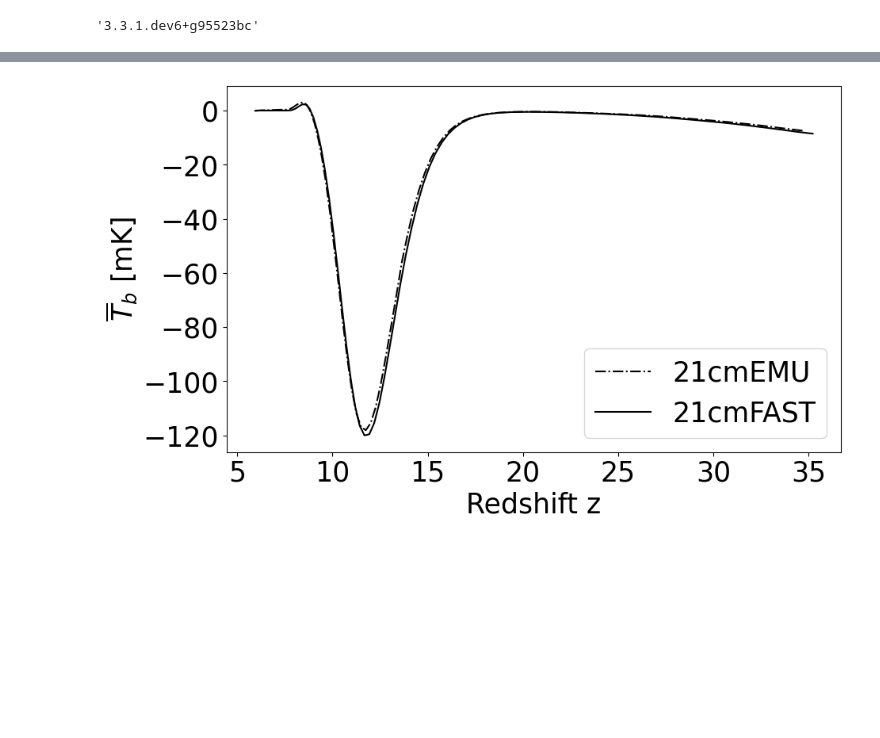
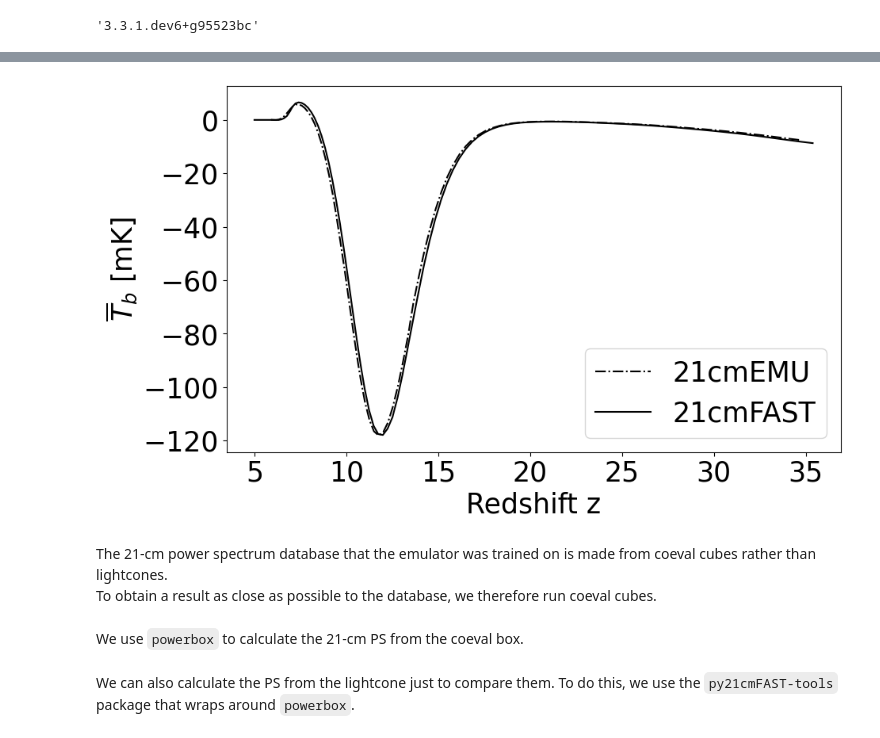
Before and after one commit to 21cmfast/21cmEMU, a Jupyter notebook: docs/tutorials/21cmFAST_lightcone.ipynb, the cells around one changed output, grey strips where cells are left out. Drawn from its saved outputs; the diff is of its cells as text; code cells hidden in the pictures; blank space fills up the shorter version.

```diff
--- a/docs/tutorials/21cmFAST_lightcone.ipynb
+++ b/docs/tutorials/21cmFAST_lightcone.ipynb
@@ -38,0 +19,6 @@ input_dict
+# %%
+properties = emulator_properties()
+limits = properties.limits
+USER_PARAMS = properties.user_params
+COSMO_PARAMS = properties.cosmo_params
+FLAG_OPTIONS = properties.flag_options
@@ -38,0 +27,13 @@ input_dict
+# %%
+with np.load('Test_data_sample.npz') as f:
+    idx = 10
+    test_param = f['X_test'][idx]
+    test_param *= properties.limits[:, 1] - properties.limits[:, 0]
+    test_param += properties.limits[:, 0]
+    test_param[7] *= 1000.
+    test_db_ps = f['PS'][idx] # in log
+    test_db_ps = 10**test_db_ps
+keys = ['F_STAR10', 'ALPHA_STAR', 'F_ESC10', 'ALPHA_ESC', 'M_TURN', 't_STAR', 'L_X','NU_X_THRESH', 'X_RAY_SPEC_INDEX']
+
+input_dict = {k:v for k, v in zip(keys, test_param)}
+input_dict
@@ -61,4 +77,4 @@ lightcone = np.load('lightcone_example.npz')
 # %%
 emu = Emulator()
 # %%
-theta, out, errs = emu.predict(input_dict)
+theta, emu_out, errs = emu.predict(input_dict)
@@ -69,3 +81,10 @@ Tb = out.Tb
+# %%
+zs = emu_out.redshifts
+xHI = emu_out.xHI
+Tb = emu_out.Tb
+PS = emu_out.PS
+PS_k = emu_out.PS_ks
+PS_z = emu_out.PS_redshifts
 # %%
 plt.figure(figsize = (10,6))
 fs = 25
@@ -84,17 +103,20 @@ plt.show()
 # %%
 # Directly compare Tb from test set and Tb predicted by emulator
 N = 7
 cs = ['k','r','lime','b', 'orange', 'cyan', 'magenta', 'coral']
 plt.figure(figsize = (10,6))
 
 plt.plot(zs, Tb, ls = '-.', color = 'k', label = '21cmEMU')
 #plt.plot(lightcone.node_redshifts, lightcone.global_brightness_temp, color = 'k', label = '21cmFAST')
-plt.plot(lightcone['redshifts'], lightcone['Tb'], color = 'k', label = '21cmFAST')
+plt.plot(lightcone['redshifts'], lightcone['global_Tb'], color = 'k', label = '21cmFAST')
 plt.legend(fontsize = fs)
 plt.xticks(fontsize = fs)
 plt.yticks(fontsize = fs)
 plt.ylabel(r'$\overline{T}_b$ [mK]', fontsize = fs)
 plt.xlabel(r'Redshift z', fontsize = fs)
 plt.show()
 # %% [output]
-[figure, old version]
+[figure, new version]
+# %% [markdown]
+The 21-cm power spectrum database that the emulator was trained on is made from coeval cubes rather than lightcones.\
+To obtain a result as close as possible to the database, we therefore run coeval cubes.
@@ -100,0 +144,2 @@ plt.show()
+# %% [markdown]
+We use `powerbox` to calculate the 21-cm PS from the coeval box.
@@ -100,0 +157,2 @@ plt.show()
+# %% [markdown]
+We can also calculate the PS from the lightcone just to compare them. To do this, we use the `py21cmFAST-tools` package that wraps around `powerbox`.
```
Also changed, not shown: parts of 19 cells of this notebook, 5 other files.
